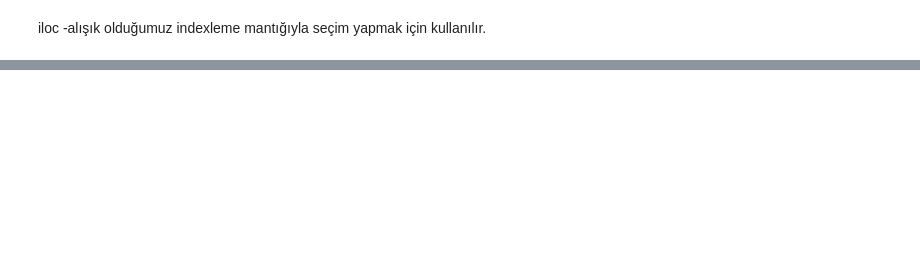
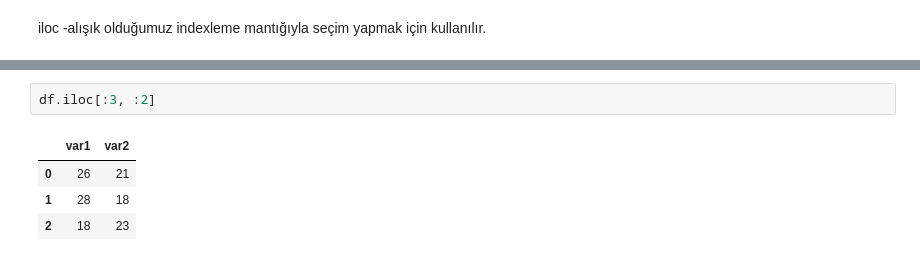
Before and after one commit to afurkan00/YetGenJumpPyCore, a Jupyter notebook: 11.hafta/Eğitim Öncesi/Eğitim Öncesi.ipynb, the cells around one changed output, grey strips where cells are left out. Saved outputs shown, nothing was run; the diff lists cells and outputs as text; blank space fills up the shorter version.

```diff
--- a/11.hafta/Eğitim Öncesi/Eğitim Öncesi.ipynb
+++ b/11.hafta/Eğitim Öncesi/Eğitim Öncesi.ipynb
@@ -417,0 +428,7 @@ np.int32(12)
+# %%
+df.iloc[:3, :2]
+# %% [output]
+|  | var1 | var2 |
+| 0 | 26 | 21 |
+| 1 | 28 | 18 |
+| 2 | 18 | 23 |
```
Also changed, not shown: parts of 18 cells of this notebook.
